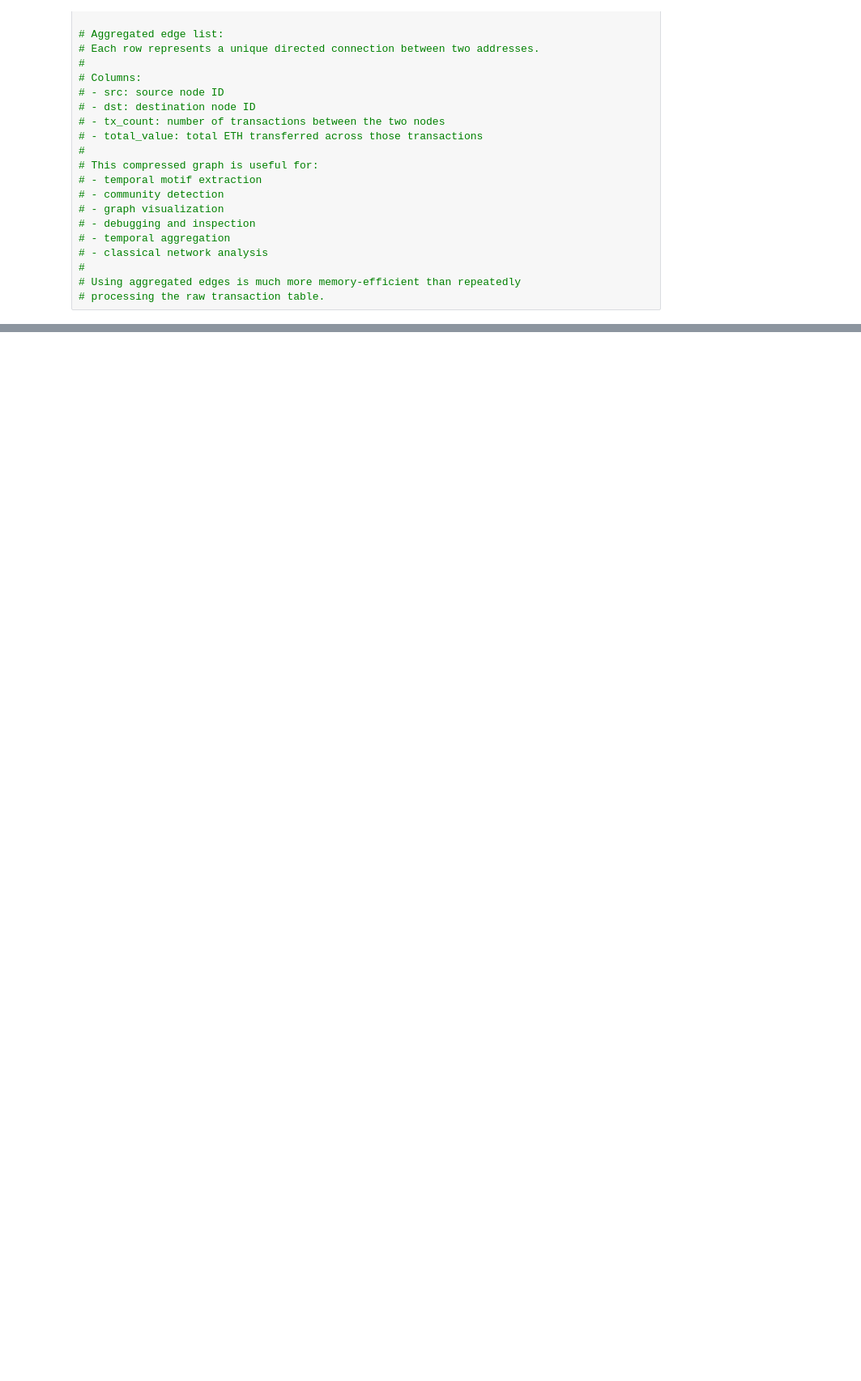
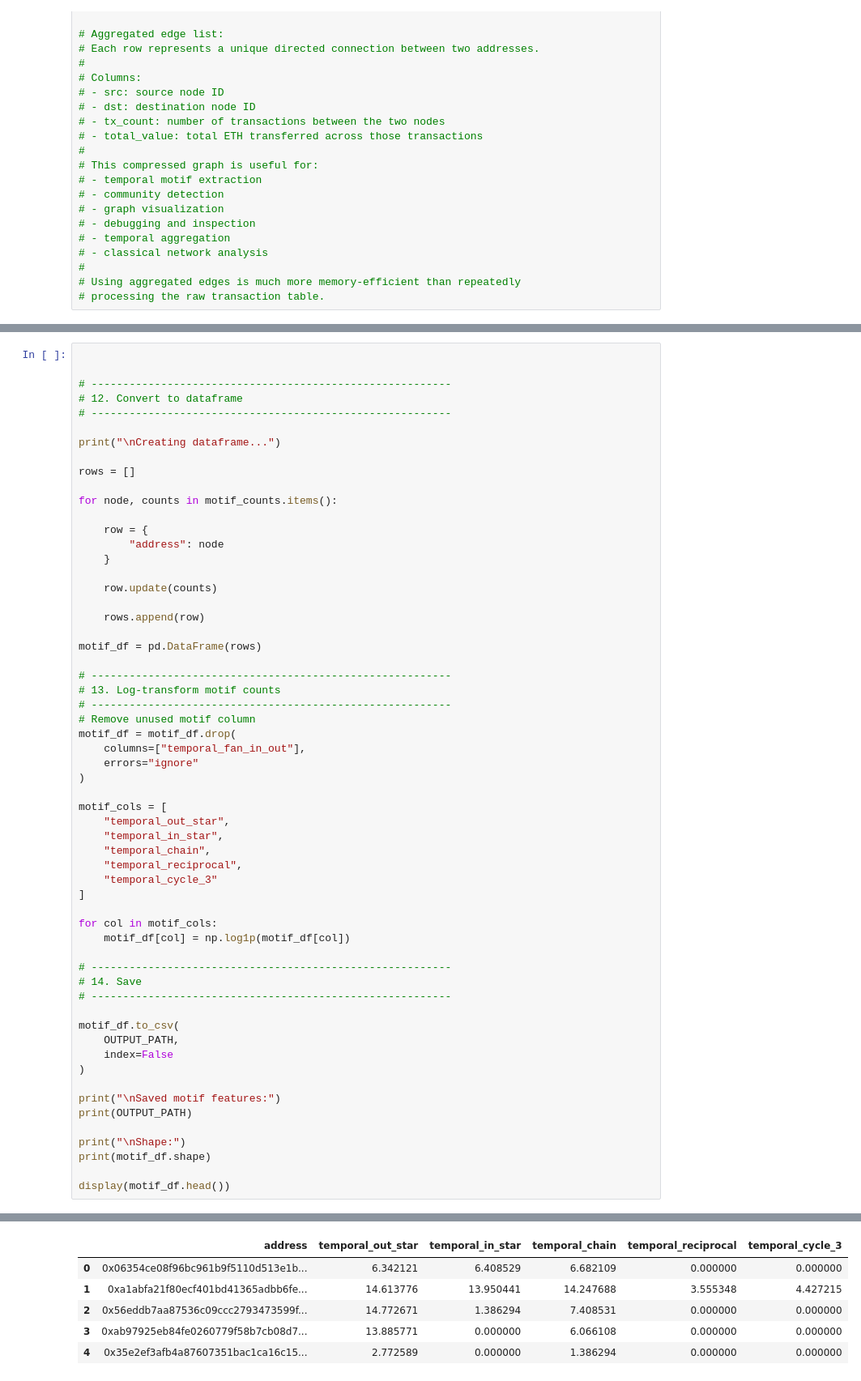
Before and after one commit to Nefeli-Apostolou/GM-Project---Fraud-Detection, a Jupyter notebook: Graph_Mining_Project.ipynb, the cells around one changed output, grey strips where cells are left out. Shown at 81% size. Saved outputs shown, nothing was run; the diff lists cells and outputs as text; blank space fills up the shorter version.

```diff
--- a/Graph_Mining_Project.ipynb
+++ b/Graph_Mining_Project.ipynb
@@ -674,0 +3622,60 @@ Saved:
+# %%
+
+
+# ---------------------------------------------------------
+# 12. Convert to dataframe
+# ---------------------------------------------------------
+
+print("\nCreating dataframe...")
+
+rows = []
+
+for node, counts in motif_counts.items():
+
+    row = {
+        "address": node
+    }
+
+    row.update(counts)
+
+    rows.append(row)
+
+motif_df = pd.DataFrame(rows)
+
+# ---------------------------------------------------------
+# 13. Log-transform motif counts
+# ---------------------------------------------------------
+# Remove unused motif column
+motif_df = motif_df.drop(
+    columns=["temporal_fan_in_out"],
+    errors="ignore"
+)
+
+motif_cols = [
+    "temporal_out_star",
+    "temporal_in_star",
+    "temporal_chain",
+    "temporal_reciprocal",
+    "temporal_cycle_3"
+]
+
+for col in motif_cols:
+    motif_df[col] = np.log1p(motif_df[col])
+
+# ---------------------------------------------------------
+# 14. Save
+# ---------------------------------------------------------
+
+motif_df.to_csv(
+    OUTPUT_PATH,
+    index=False
+)
+
+print("\nSaved motif features:")
+print(OUTPUT_PATH)
+
+print("\nShape:")
+print(motif_df.shape)
+
+display(motif_df.head())
+# %% [output]
@@ -674,0 +3689,6 @@ Saved:
+|  | address | temporal_out_star | temporal_in_star | temporal_chain | temporal_reciprocal | temporal_cycle_3 |
+| 0 | 0x06354ce08f96bc961b9f5110d513e1b... | 6.342121 | 6.408529 | 6.682109 | 0.000000 | 0.000000 |
+| 1 | 0xa1abfa21f80ecf401bd41365adbb6fe... | 14.613776 | 13.950441 | 14.247688 | 3.555348 | 4.427215 |
+| 2 | 0x56eddb7aa87536c09ccc2793473599f... | 14.772671 | 1.386294 | 7.408531 | 0.000000 | 0.000000 |
+| 3 | 0xab97925eb84fe0260779f58b7cb08d7... | 13.885771 | 0.000000 | 6.066108 | 0.000000 | 0.000000 |
+| 4 | 0x35e2ef3afb4a87607351bac1ca16c15... | 2.772589 | 0.000000 | 1.386294 | 0.000000 | 0.000000 |
```
Also changed, not shown: parts of 58 cells of this notebook.
